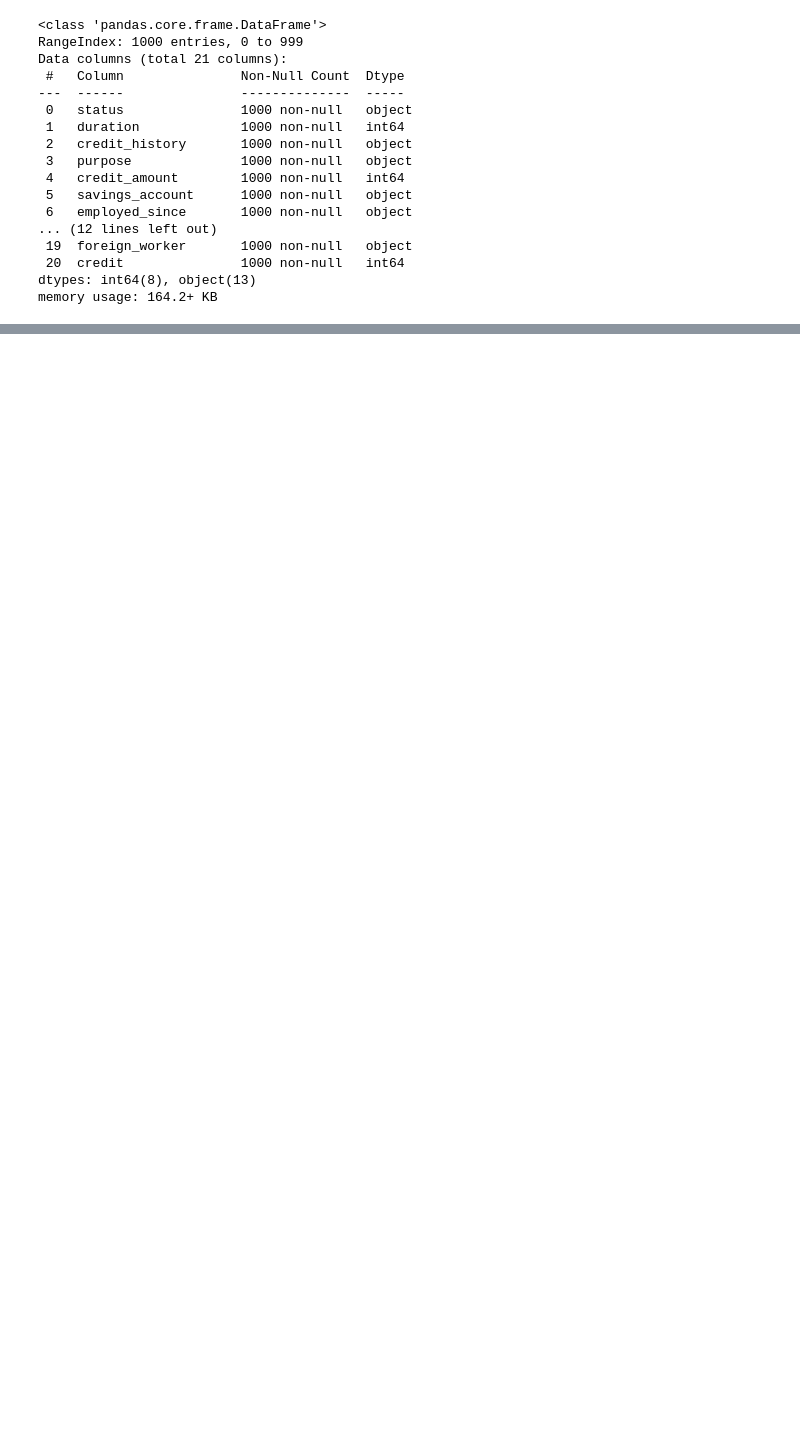
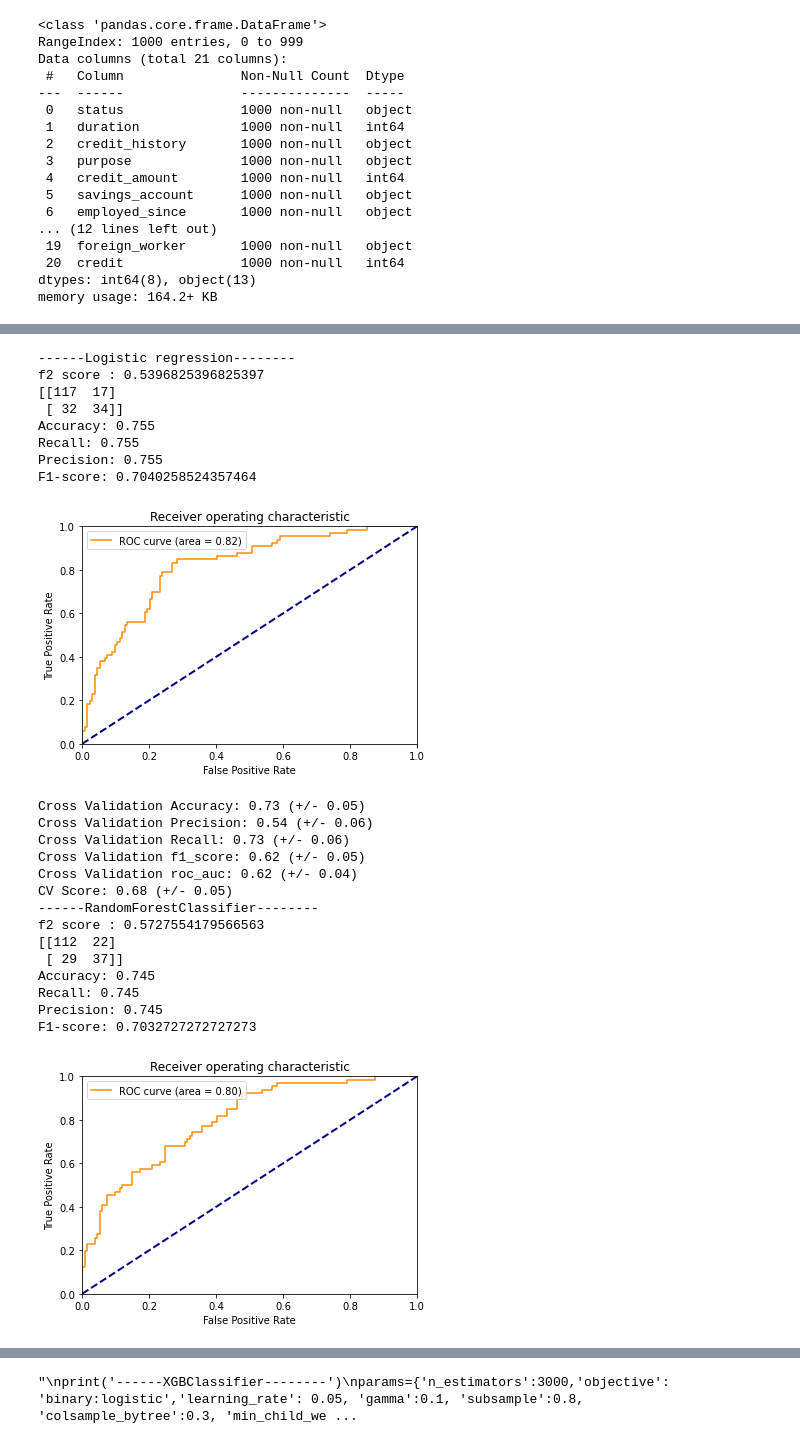
Before and after one commit to jaswanth04/Housing_price_predictor, a Jupyter notebook: hackathon-model.ipynb, the cells around one changed output, grey strips where cells are left out. Drawn from its saved outputs; the diff is of its cells as text; code cells hidden in the pictures; blank space fills up the shorter version.

Commit message:
updated model

```diff
--- a/hackathon-model.ipynb
+++ b/hackathon-model.ipynb
@@ -128,0 +141,4 @@ foreign_worker x12
+# %%
+#Correlation Matrix
+corr_m=df.corr()
+corr_m['abs_credit']=corr_m['credit'].abs()
@@ -129,3 +181,19 @@ foreign_worker x12
 # %%
 #Splitting the data for training and testing
 X_train, X_test, y_train, y_test = train_test_split(X,y, test_size=0.2)
+# %%
+#Oversampling
+from imblearn.over_sampling import SMOTE
+sm = SMOTE(sampling_strategy='auto')
+X_train, y_train = sm.fit_sample(X_train, y_train)
+
+#Analysis :- Overrsampling not helping
+# %%
+#Undersampling
+'''
+from imblearn.combine import SMOTEENN
+from imblearn.under_sampling import EditedNearestNeighbours
+sm = SMOTEENN(enn=EditedNearestNeighbours(sampling_strategy='majority'))
+X_train, y_train = sm.fit_sample(X_train, y_train)
+#Analysis :- Undersampling not helping
+'''
@@ -148,0 +286,57 @@ LogisticRegression(max_iter=10000)
+# %%
+# Engineed Model Output
+# Logistic regression classifier
+print('------Logistic regression--------')
+clf = LogisticRegression(penalty='l2',C=1.0, max_iter=10000,solver='liblinear', class_weight='balanced')
+clf.fit(X_train, y_train)
+f2_measure(clf,X_test, y_test)
+get_result(clf,y_test,X_test)
+get_eval1(clf,X,y,10)
+
+print('------RandomForestClassifier--------')
+from sklearn.ensemble import RandomForestClassifier
+rfparam={'max_features':'auto','n_estimators': 400,'random_state':42,'max_depth':9,'oob_score':True,\
+         'class_weight':'balanced', 'n_jobs':-1}
+rf = RandomForestClassifier(**rfparam)
+rf.fit(X_train, y_train)
+f2_measure(rf,X_test, y_test)
+get_result(rf,y_test,X_test)
+get_eval1(rf,X,y,10)
+
+'''
+print('------XGBClassifier--------')
+params={'n_estimators':3000,'objective': 'binary:logistic','learning_rate': 0.05, 'gamma':0.1, 'subsample':0.8,  \
+         'colsample_bytree':0.3, 'min_child_weight':3, 'max_depth':3,'n_jobs' : -1 }
+xgb = XGBClassifier(**params)
+xgb.fit(X_train, y_train)
+f2_measure(xgb,X_test, y_test)
+get_result(xgb,y_test,X_test)
+get_eval1(xgb,X,y,10)
+
+'''
+#Analysis : XGBoost no performing well on CV , LR is peforming better than other two
+# %% [output]
+------Logistic regression--------
+f2 score : 0.5396825396825397
+[[117  17]
+ [ 32  34]]
+Accuracy: 0.755
+Recall: 0.755
+Precision: 0.755
+F1-score: 0.7040258524357464
+[figure, added]
+Cross Validation Accuracy: 0.73 (+/- 0.05)
+Cross Validation Precision: 0.54 (+/- 0.06)
+Cross Validation Recall: 0.73 (+/- 0.06)
+Cross Validation f1_score: 0.62 (+/- 0.05)
+Cross Validation roc_auc: 0.62 (+/- 0.04)
+CV Score: 0.68 (+/- 0.05)
+------RandomForestClassifier--------
+f2 score : 0.5727554179566563
+[[112  22]
+ [ 29  37]]
+Accuracy: 0.745
+Recall: 0.745
+Precision: 0.745
+F1-score: 0.7032727272727273
+[figure, added]
@@ -149 +349,2 @@ LogisticRegression(max_iter=10000)
+"\nprint('------XGBClassifier--------')\nparams={'n_estimators':3000,'objective': 'binary:logistic','learning_rate': 0.05, 'gamma':0.1, 'subsample':0.8,           'colsample_bytree':0.3, 'min_child_we ...
 # %%
```
Also changed, not shown: parts of 25 cells of this notebook, 1 other file.
